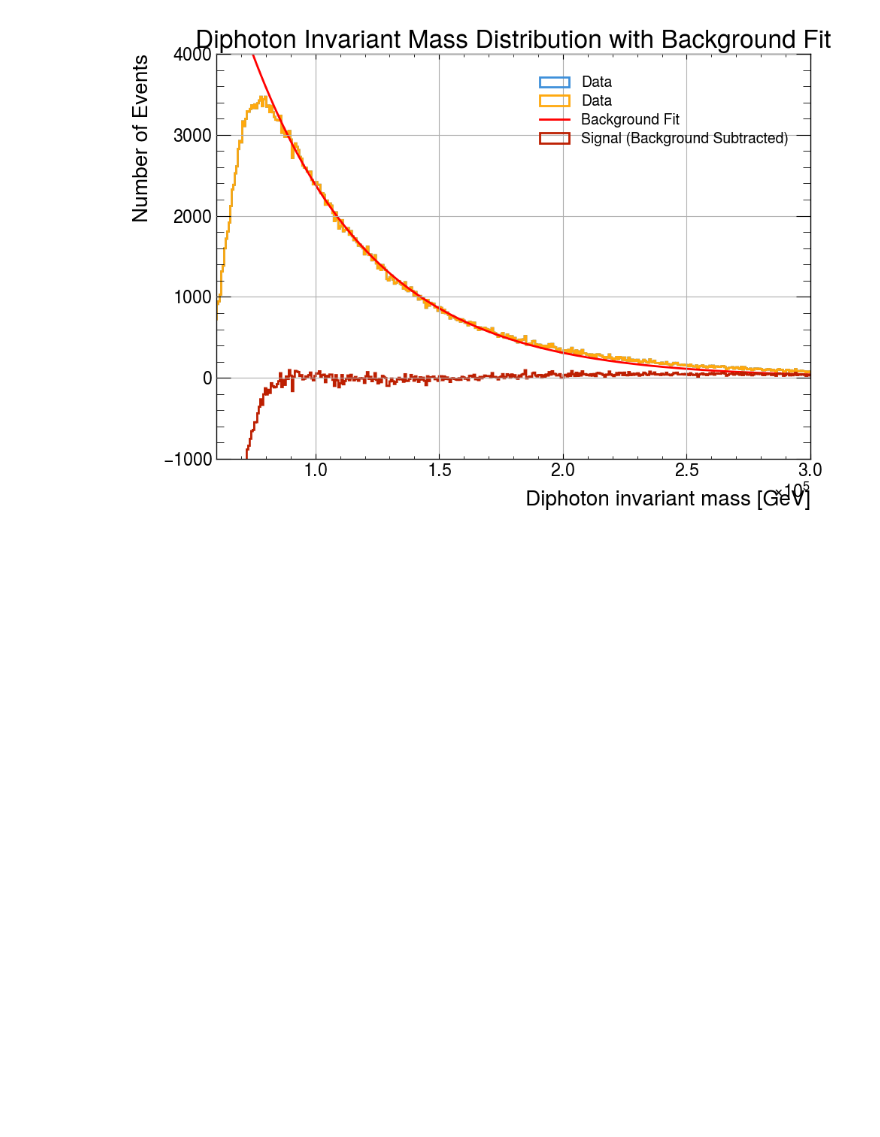
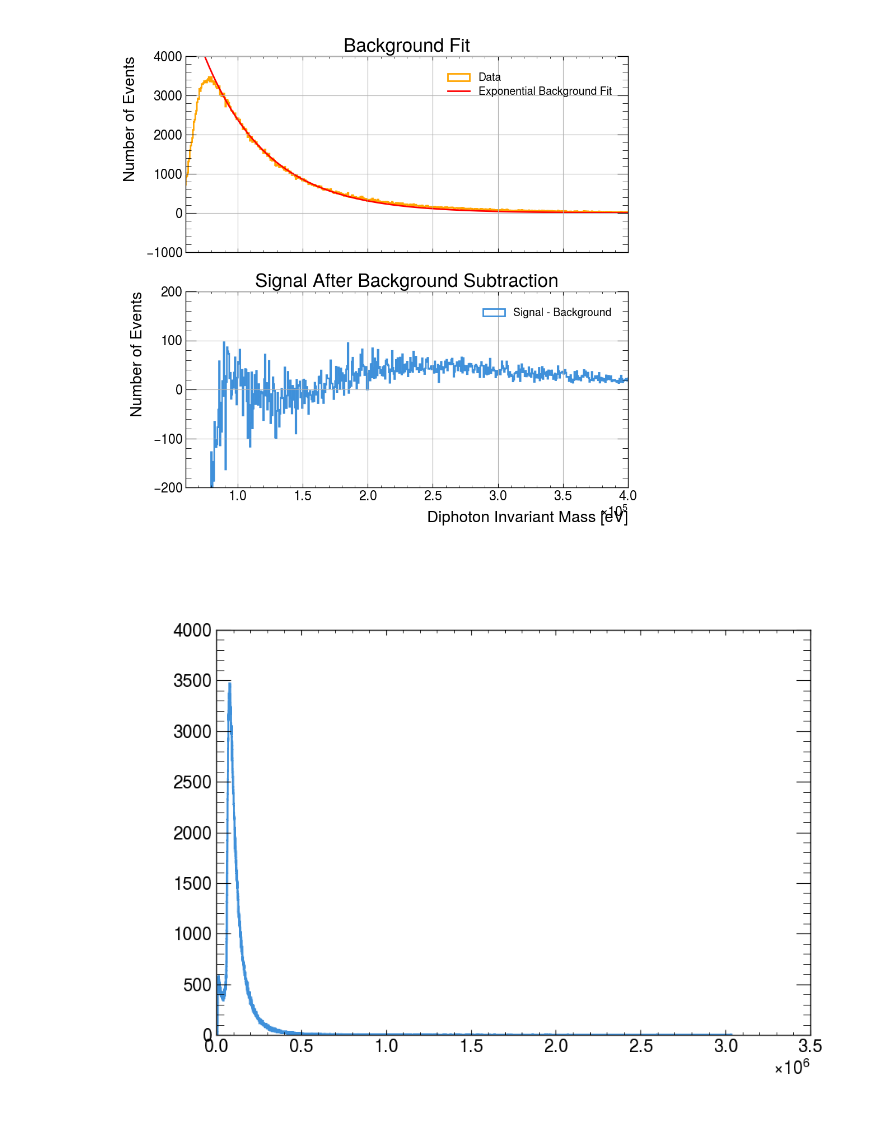
Before and after one commit to phgilde/sak-annecy-2024, a Jupyter notebook: notebook_working.ipynb, the cells around one changed output. Drawn from its saved outputs; the diff is of its cells as text; code cells hidden in the pictures; blank space fills up the shorter version.

Commit message:
fitting, two graphs

```diff
--- a/notebook_working.ipynb
+++ b/notebook_working.ipynb
@@ -42,44 +42,57 @@ for event in range(len(photon_pt)):
 # Plotting the invariant mass distribution
 plt.figure(figsize=(10, 7))
 hist, bins, _ = plt.hist(masses, bins=5000, histtype='step', linewidth=2, label="Data")
 bin_centers = (bins[:-1] + bins[1:]) / 2
 
 # Define a polynomial function for the background
 # def poly_background(x, a, b, c):
 #     return a*x**2 + b*x + c
 
 def poly_background(x, a, b):
     return a * np.exp(b * x)
 
 param_a = 3500
 param_b = 1/100000
-param_c = 10
+param_c = 1
 
 # Fit the background in a sideband region (excluding the signal region)
 sideband_mask = (bin_centers > 9e4) & (bin_centers < 2e5)  # Exclude 115-135 GeV region
 popt, _ = curve_fit(poly_background, bin_centers[sideband_mask], hist[sideband_mask], p0=(param_a, param_b))
 
 # Calculate the background across the entire range
 background = poly_background(bin_centers, *popt)
 
 # Subtract the background from the original histogram
 signal = hist - background
 
 
+# Plotting the results in two separate subplots with the same x-axis
+_, (ax1, ax2) = plt.subplots(2, 1, figsize=(10, 10), sharex=True)
 
-plt.hist(bin_centers, bins=bins, weights=hist, histtype='step', linewidth=2, label="Data")
-plt.plot(bin_centers, background, 'r-', label="Background Fit", linewidth=2)
-plt.hist(bin_centers, bins=bins, weights=signal, histtype='step', linewidth=2, label="Signal (Background Subtracted)")
-plt.plot(bin_centers, poly_background(bin_centers, param_a, param_b))
-plt.xlabel("Diphoton invariant mass [GeV]")
-plt.ylabel("Number of Events")
-plt.title("Diphoton Invariant Mass Distribution with Background Fit")
-plt.xlim(6e4, 3e5)
-plt.ylim(-1000, 4000)
-plt.legend()
-plt.grid(True)
-hep.style.use("ATLAS")  # Use ATLAS style for the plot
+
+# Plot the original data and fitted background in the first subplot
+ax1.hist(bin_centers, bins=bins, weights=hist, histtype='step', linewidth=2, label="Data", color='orange')
+ax1.plot(bin_centers, background, 'r-', label="Exponential Background Fit", linewidth=2)
+ax1.set_ylabel("Number of Events")
+ax1.set_title("Background Fit")
+ax1.set_ylim(-1000, 4000)
+ax1.legend()
+ax1.grid(True)
+
+# Plot the signal (background subtracted) in the second subplot
+ax2.hist(bin_centers, bins=bins, weights=signal, histtype='step', linewidth=2, label="Signal - Background")
+ax2.set_xlabel("Diphoton Invariant Mass [eV]")
+ax2.set_ylabel("Number of Events")
+ax2.set_title("Signal After Background Subtraction")
+ax2.legend()
+ax2.set_ylim(-200, 200)
+ax2.grid(True)
+
+# Use the ATLAS style for both plots
+hep.style.use("ATLAS")
+plt.xlim(6e4, 4e5)
 
 plt.show()
 # %% [output]
-[figure, old version]
+[figure, new version]
+[figure, added]
```
